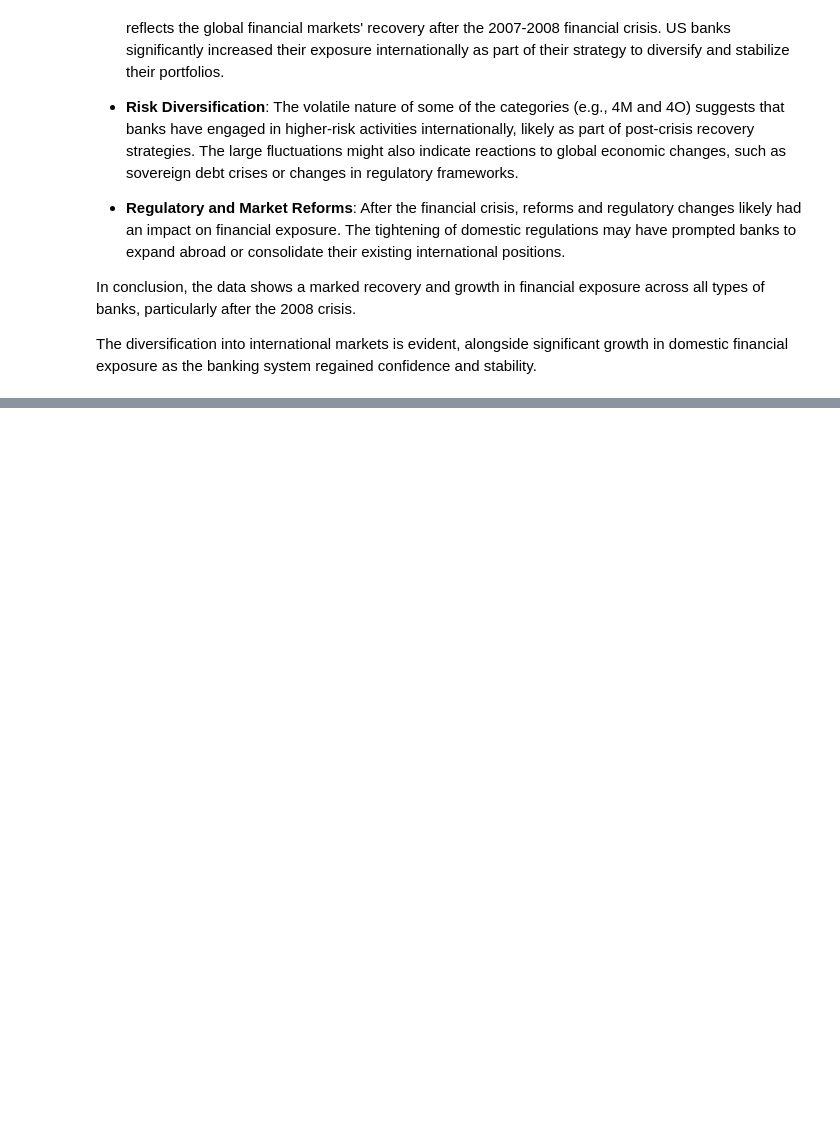
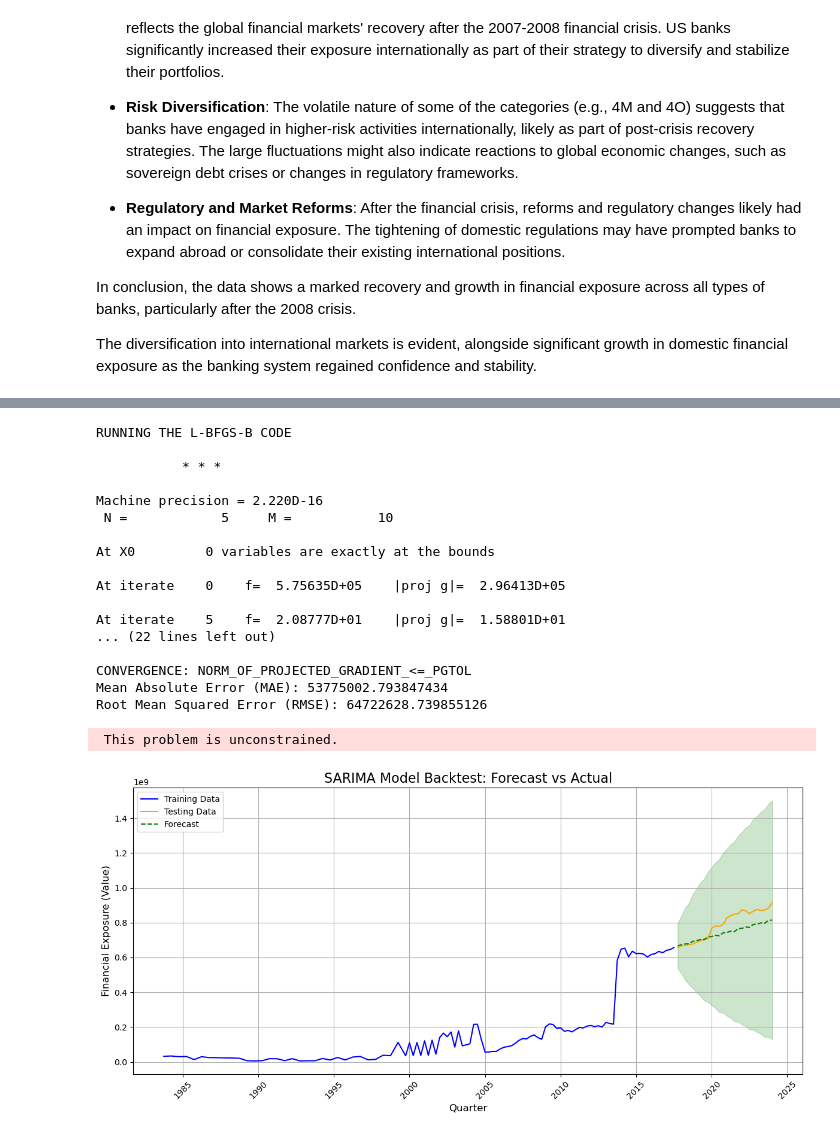
Before and after one commit to olivia3395/GlobalRiskAnalysisUSA, a Jupyter notebook: GlobalRiskAnalysisUSA.ipynb, the cells around one changed output, grey strips where cells are left out. Saved outputs shown, nothing was run; the diff lists cells and outputs as text; code cells hidden in the pictures; blank space fills up the shorter version.

```diff
--- a/GlobalRiskAnalysisUSA.ipynb
+++ b/GlobalRiskAnalysisUSA.ipynb
@@ -664,0 +508,80 @@ The plot depicts the performance of an LSTM model in forecasting USA financial e
+# %%
+import pandas as pd
+import matplotlib.pyplot as plt
+from statsmodels.tsa.statespace.sarimax import SARIMAX
+from sklearn.metrics import mean_absolute_error, mean_squared_error
+import numpy as np
+
+# Step 1: Split the data into training and testing sets (e.g., 80% for training, 20% for testing)
+train_size = int(len(bank_data_grouped) * 0.8)
+train_data, test_data = bank_data_grouped[:train_size], bank_data_grouped[train_size:]
+
+# Step 2: Fit the SARIMA model on the training data
+sarima_model = SARIMAX(train_data,
+                       order=(1, 1, 1),
+                       seasonal_order=(1, 1, 1, 4),
+                       enforce_stationarity=False,
+                       enforce_invertibility=False)
+sarima_fit = sarima_model.fit()
+
+# Step 3: Forecast the values for the testing period
+forecast_steps = len(test_data)
+sarima_forecast = sarima_fit.get_forecast(steps=forecast_steps)
+forecast_mean = sarima_forecast.predicted_mean
+forecast_ci = sarima_forecast.conf_int()
+
+# Step 4: Calculate error metrics to evaluate the forecast accuracy
+mae = mean_absolute_error(test_data, forecast_mean)
+rmse = np.sqrt(mean_squared_error(test_data, forecast_mean))
+
+print(f"Mean Absolute Error (MAE): {mae}")
+print(f"Root Mean Squared Error (RMSE): {rmse}")
+
+# Step 5: Plot the training data, testing data, and forecast
+plt.figure(figsize=(12, 6))
+
+# Plot training data
+plt.plot(train_data.index, train_data, color='blue', label='Training Data')
+
+# Plot testing data
+plt.plot(test_data.index, test_data, color='orange', label='Testing Data')
+
+# Plot forecasted data
+plt.plot(test_data.index, forecast_mean, color='green', linestyle='--', label='Forecast')
+
+# Plot confidence intervals for the forecast
+plt.fill_between(test_data.index, forecast_ci.iloc[:, 0], forecast_ci.iloc[:, 1], color='green', alpha=0.2)
+
+# Set plot titles and labels
+plt.title('SARIMA Model Backtest: Forecast vs Actual', fontsize=16)
+plt.xlabel('Quarter', fontsize=12)
+plt.ylabel('Financial Exposure (Value)', fontsize=12)
+plt.legend(loc='upper left')
+plt.grid(True)
+
+# Rotate x-axis labels for better readability
+plt.xticks(rotation=45)
+
+# Tighten layout and show plot
+plt.tight_layout()
+plt.show()
+# %% [output]
+RUNNING THE L-BFGS-B CODE
+
+           * * *
+
+Machine precision = 2.220D-16
+ N =            5     M =           10
+
+At X0         0 variables are exactly at the bounds
+
+At iterate    0    f=  5.75635D+05    |proj g|=  2.96413D+05
+
+At iterate    5    f=  2.08777D+01    |proj g|=  1.58801D+01
+... (22 lines left out)
+
+CONVERGENCE: NORM_OF_PROJECTED_GRADIENT_<=_PGTOL
+Mean Absolute Error (MAE): 53775002.793847434
+Root Mean Squared Error (RMSE): 64722628.739855126
+ This problem is unconstrained.
+[figure, added]
```
Also changed, not shown: parts of 39 cells of this notebook, 1 other file.
